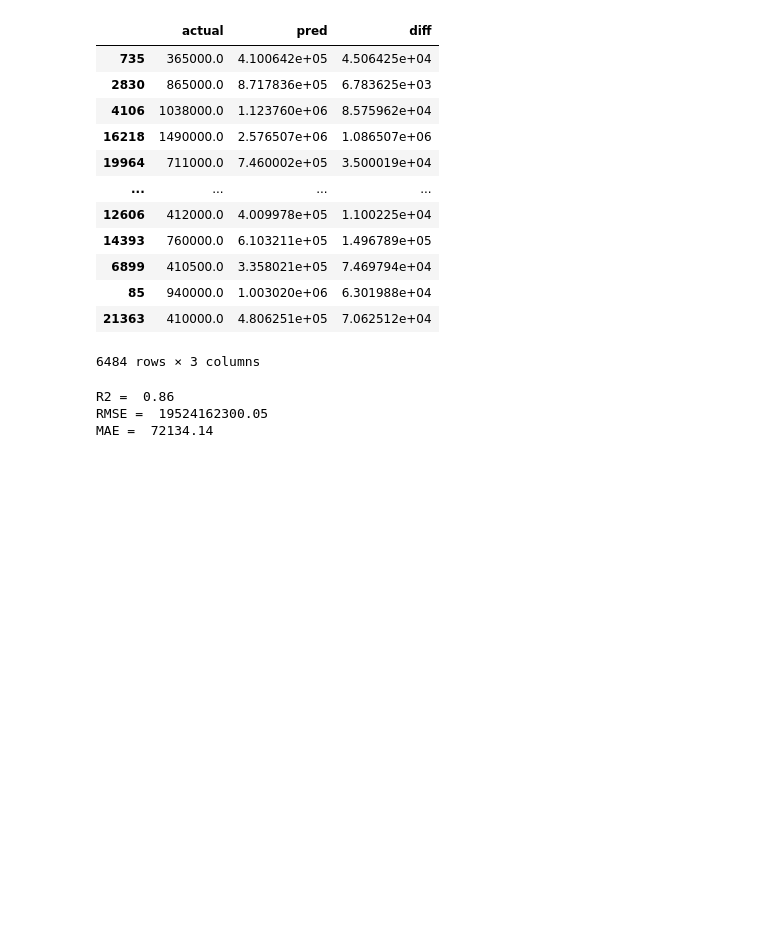
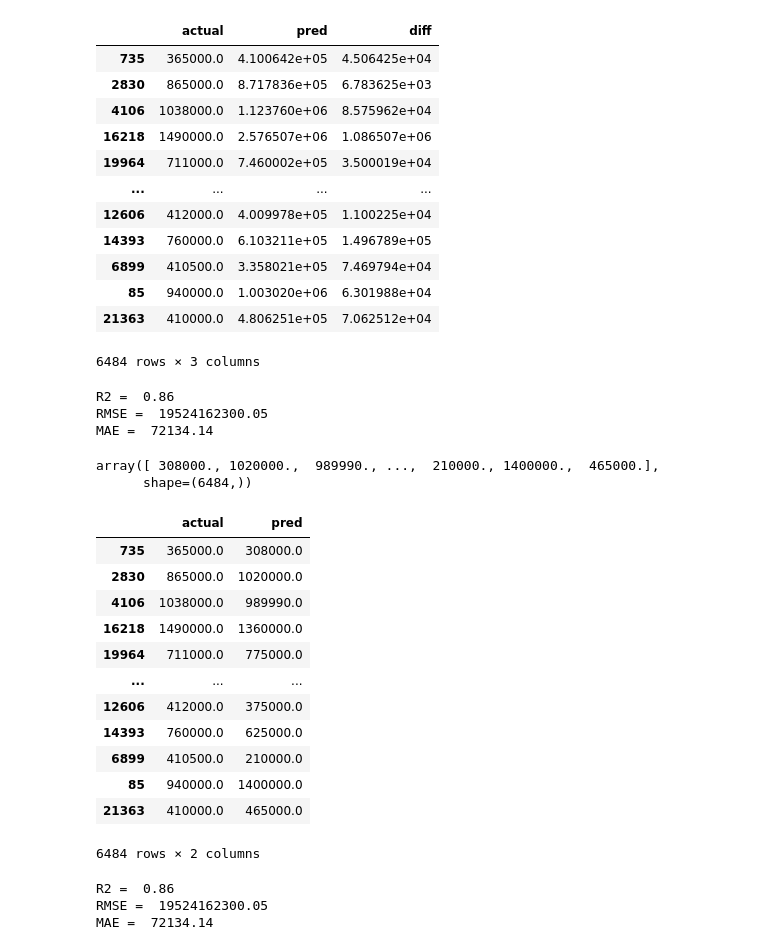
Before and after one commit to JayEm65/IronKaggle_project, a Jupyter notebook: main.ipynb, the cells around one changed output. Cells and saved outputs as stored; diff of their text form; code cells hidden in the pictures; blank space fills up the shorter version.

```diff
--- a/main.ipynb
+++ b/main.ipynb
@@ -536,3 +536,52 @@ print("MAE = ", round(MAE_xgb, 2))
 R2 =  0.86
 RMSE =  19524162300.05
 MAE =  72134.14
+# %%
+#testing a different linear model
+
+from sklearn.tree import DecisionTreeClassifier
+
+tree_model = DecisionTreeClassifier()
+
+tree_model.fit(X_train, y_train)
+
+tree_pred = tree_model.predict(X_test)
+
+tree_pred
+# %% [output]
+array([ 308000., 1020000.,  989990., ...,  210000., 1400000.,  465000.],
+      shape=(6484,))
+# %%
+tree_eval = pd.DataFrame({
+    'actual' : y_test,
+    'pred' : tree_pred
+})
+
+tree_eval
+# %% [output]
+|  | actual | pred |
+| 735 | 365000.0 | 308000.0 |
+| 2830 | 865000.0 | 1020000.0 |
+| 4106 | 1038000.0 | 989990.0 |
+| 16218 | 1490000.0 | 1360000.0 |
+| 19964 | 711000.0 | 775000.0 |
+| ... | ... | ... |
+| 12606 | 412000.0 | 375000.0 |
+| 14393 | 760000.0 | 625000.0 |
+| 6899 | 410500.0 | 210000.0 |
+| 85 | 940000.0 | 1400000.0 |
+| 21363 | 410000.0 | 465000.0 |
+6484 rows × 2 columns
+# %%
+r2_tree= r2_score(y_test, predictions_xgb)
+RMSE_tree = mean_squared_error(y_test, predictions_xgb)
+MAE_tree = mean_absolute_error(y_test, predictions_xgb)
+
+#Printing the results
+print("R2 = ", round(r2_tree, 2))
+print("RMSE = ", round(RMSE_tree, 2))
+print("MAE = ", round(MAE_tree, 2))
+# %% [output]
+R2 =  0.86
+RMSE =  19524162300.05
+MAE =  72134.14
```
